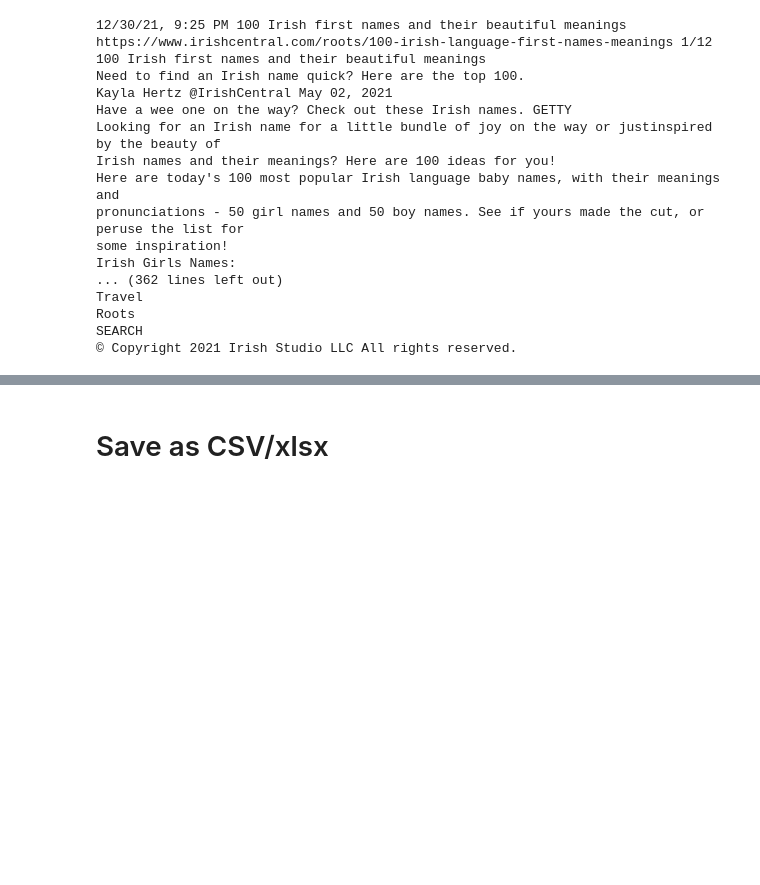
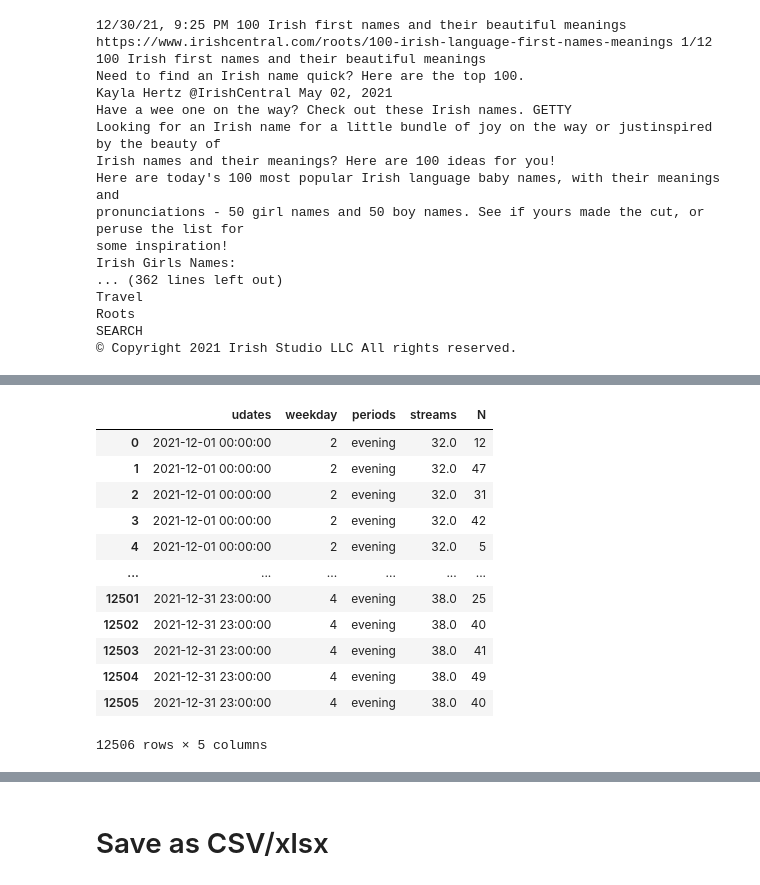
Before and after one commit to Mantvydas-data/Programming-for-DA-2021-Proj, a Jupyter notebook: project.ipynb, the cells around one changed output, grey strips where cells are left out. Drawn from its saved outputs; the diff is of its cells as text; code cells hidden in the pictures; blank space fills up the shorter version.

```diff
--- a/project.ipynb
+++ b/project.ipynb
@@ -369,0 +321,6 @@ Data will be joined together indexing one of data variables, data neds to be mel
+# %%
+splitnames= splitnames.drop(['numbers'], axis=1)
+# %%
+female= splitnames.iloc[1:50]
+male= splitnames.iloc[51:100]
+male.head()
@@ -369,0 +334,4 @@ Data will be joined together indexing one of data variables, data neds to be mel
+# %%
+df2['uname'] = [rng.choice(female['names']) if x == 'female' else rng.choice(male['names']) for x in df2['ugender']]
+
+df2.head(10)
@@ -369,0 +357,3 @@ Data will be joined together indexing one of data variables, data neds to be mel
+# %%
+fulldf = pd.DataFrame(df.values.repeat(df.streams, axis=0), columns=df.columns)
+fulldf
@@ -369,0 +374,18 @@ Data will be joined together indexing one of data variables, data neds to be mel
+# %%
+# Selecting N value for each observation that will be used as index to join data
+fulldf['N']= rng.choice(df2['N'],size=(len(fulldf)))
+fulldf
+# %% [output]
+|  | udates | weekday | periods | streams | N |
+| 0 | 2021-12-01 00:00:00 | 2 | evening | 32.0 | 12 |
+| 1 | 2021-12-01 00:00:00 | 2 | evening | 32.0 | 47 |
+| 2 | 2021-12-01 00:00:00 | 2 | evening | 32.0 | 31 |
+| 3 | 2021-12-01 00:00:00 | 2 | evening | 32.0 | 42 |
+| 4 | 2021-12-01 00:00:00 | 2 | evening | 32.0 | 5 |
+| ... | ... | ... | ... | ... | ... |
+| 12501 | 2021-12-31 23:00:00 | 4 | evening | 38.0 | 25 |
+| 12502 | 2021-12-31 23:00:00 | 4 | evening | 38.0 | 40 |
+| 12503 | 2021-12-31 23:00:00 | 4 | evening | 38.0 | 41 |
+| 12504 | 2021-12-31 23:00:00 | 4 | evening | 38.0 | 49 |
+| 12505 | 2021-12-31 23:00:00 | 4 | evening | 38.0 | 40 |
+12506 rows × 5 columns
```
Also changed, not shown: parts of 29 cells of this notebook, 1 other file.
